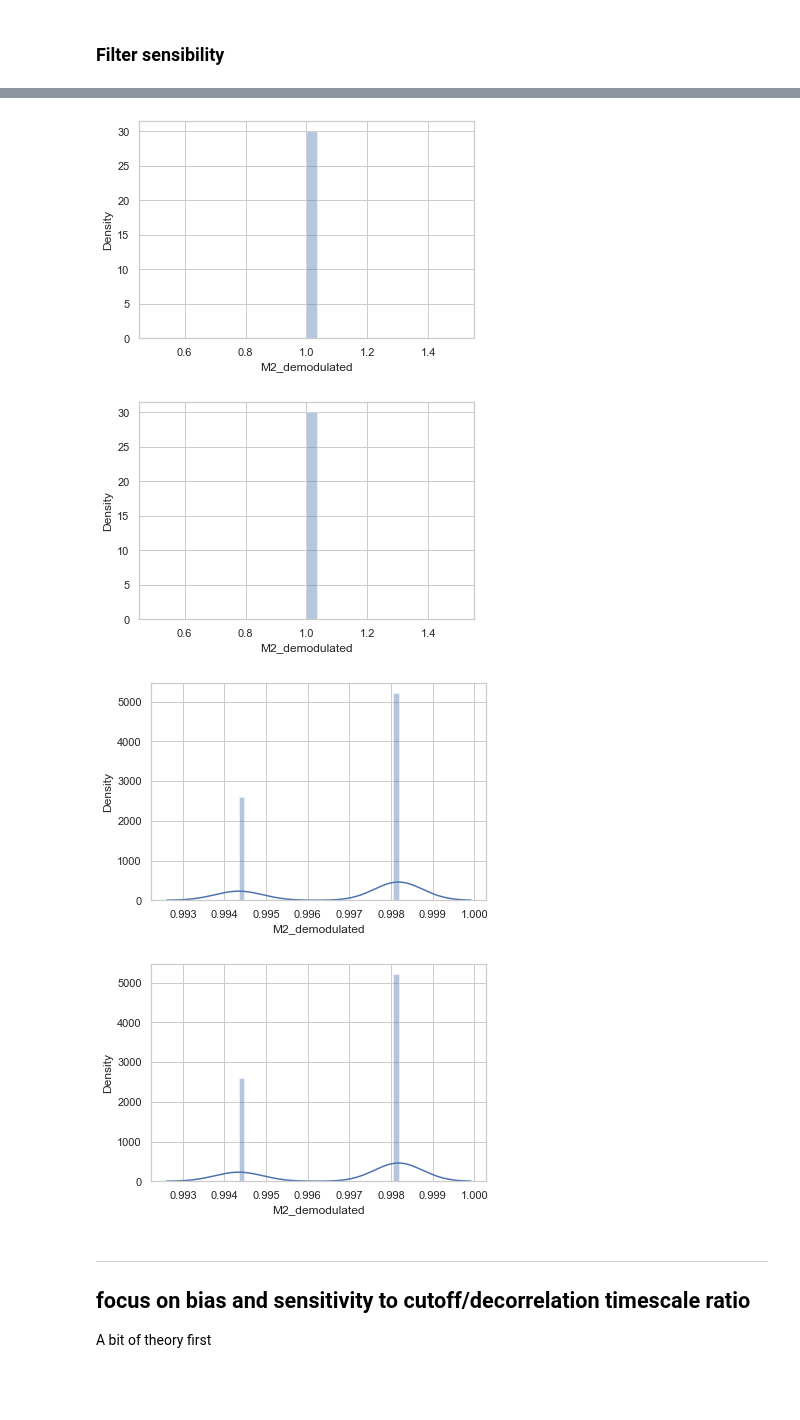
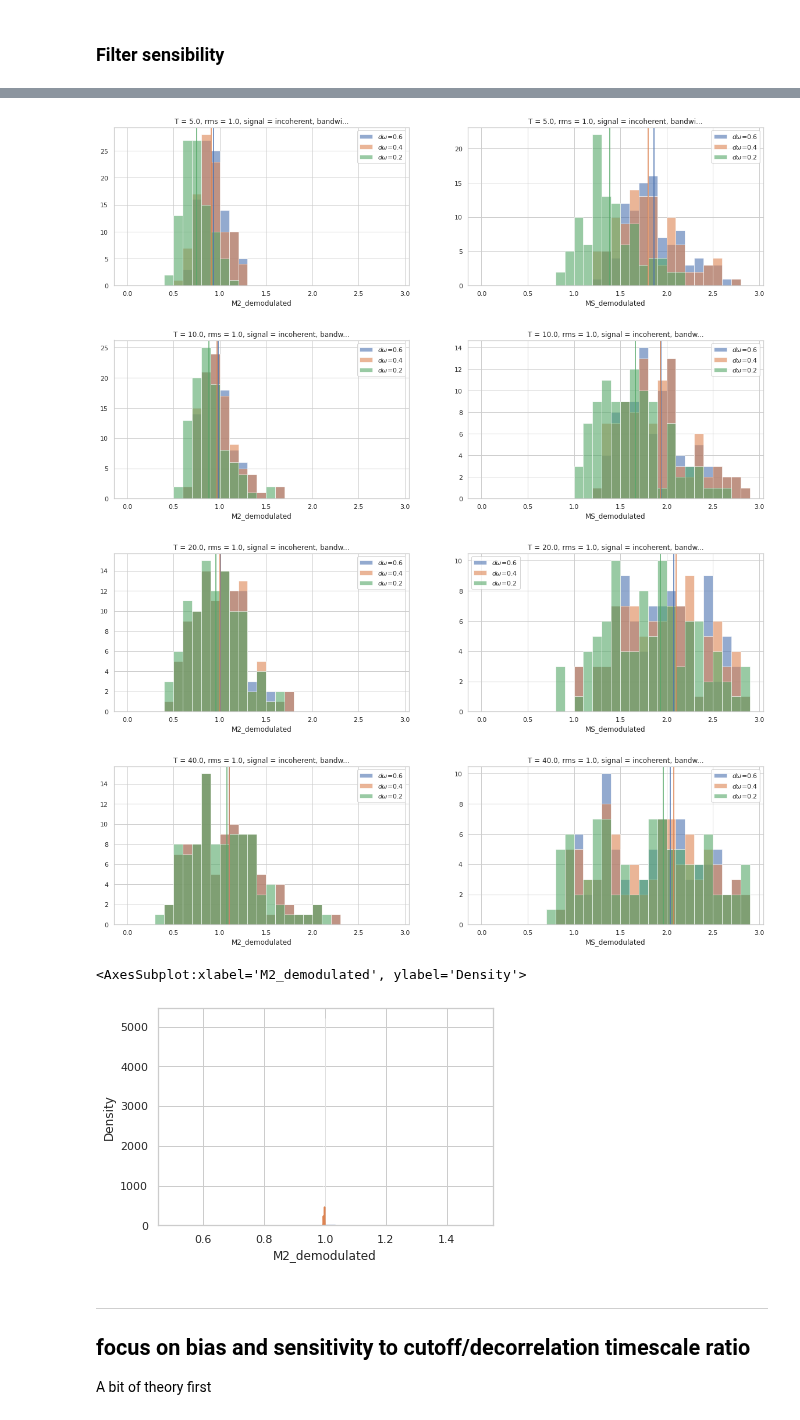
Before and after one commit to zcasparco/equinox_phd, a Jupyter notebook: synthetic_stats/energy_hf.ipynb, the cells around one changed output, grey strips where cells are left out. Drawn from its saved outputs; the diff is of its cells as text; code cells hidden in the pictures; blank space fills up the shorter version.

```diff
--- a/synthetic_stats/energy_hf.ipynb
+++ b/synthetic_stats/energy_hf.ipynb
@@ -670,17 +513,36 @@ for _sig, i in zip(ds.signal[::-1],range(len(ds.signal))):
+# %%
+_sig = 'incoherent'
+for T in E.T:
+    fig, axs = plt.subplots(1,2, figsize=(20,5))
+    bins = np.arange(0,3,.1)
+    for _band, i in zip(E_filt.bandwidth[::-1],range(len(E_filt.bandwidth))):
+        ax = axs[0]
+        _da = E_filt["M2_demodulated"].sel(T=T,rms=1,signal=_sig,bandwidth=_band)
+        _da.plot.hist(bins=bins, alpha=0.6, label=r'$d\omega$=%s'%_band.values,ax=ax)
+        ax.axvline(_da.mean(), color=f"C{i}")
+        ax.legend()
+        ax = axs[1]
+        _da = E_filt["MS_demodulated"].sel(T=T,rms=1,signal=_sig,bandwidth=_band)
+        _da.plot.hist(bins=bins, alpha=0.6, label=r'$d\omega$=%s'%_band.values,ax=ax)
+        ax.axvline(_da.mean(), color=f"C{i}")
+        ax.legend()
+# %% [output]
+[figure, added]
+[figure, added]
+[figure, added]
+[figure, added]
 # %%
 _E = E.sel(T=10.,rms=1,signal='coherent')
 _E_filt = E_filt.sel(T=10.,rms=1,signal='coherent')
 
 ax = sns.distplot(_E.M2_demodulated, bins=30, norm_hist=True)
-ax = sns.distplot(_E_filt.M2_demodulated, bins=30, norm_hist=True)
+sns.distplot(_E_filt.M2_demodulated, bins=30, norm_hist=True)
 
 #plt.figure()
 #ax = sns.distplot(_E_filt.M2_demodulated, bins=30, norm_hist=True)
 # %% [output]
+<AxesSubplot:xlabel='M2_demodulated', ylabel='Density'>
-[figure, old version]
+[figure, new version]
-[figure, removed]
-[figure, removed]
-[figure, removed]
 # %% [markdown]
 ---
 
```
Also changed, not shown: parts of 25 cells of this notebook.
